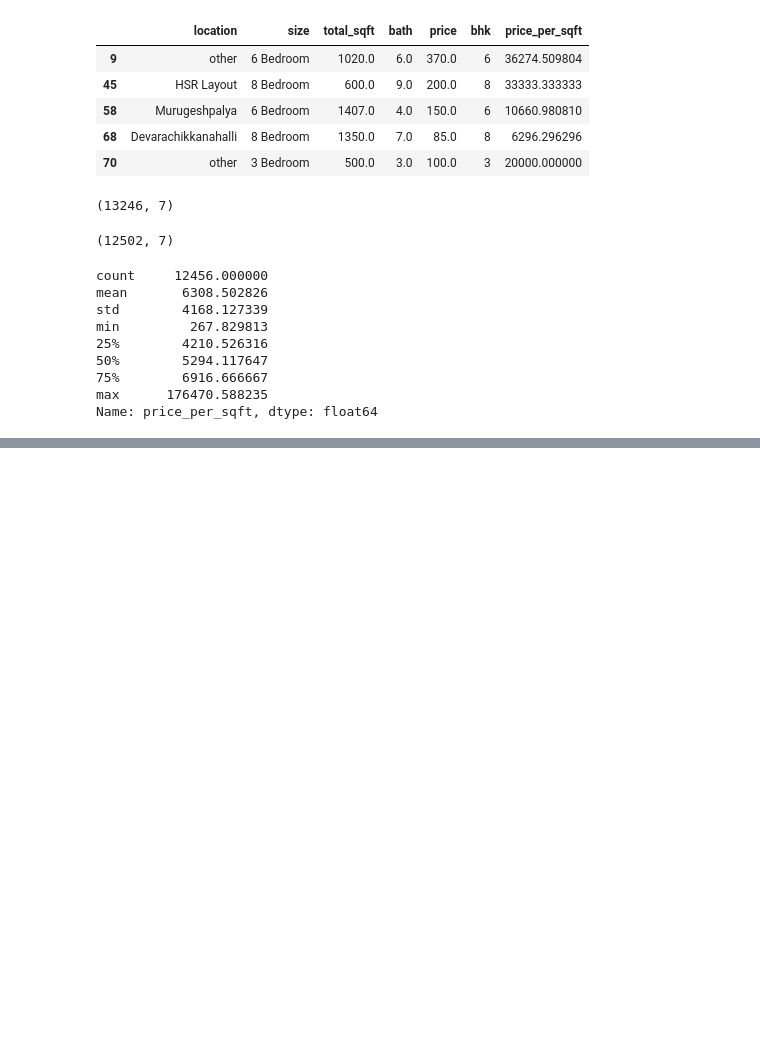
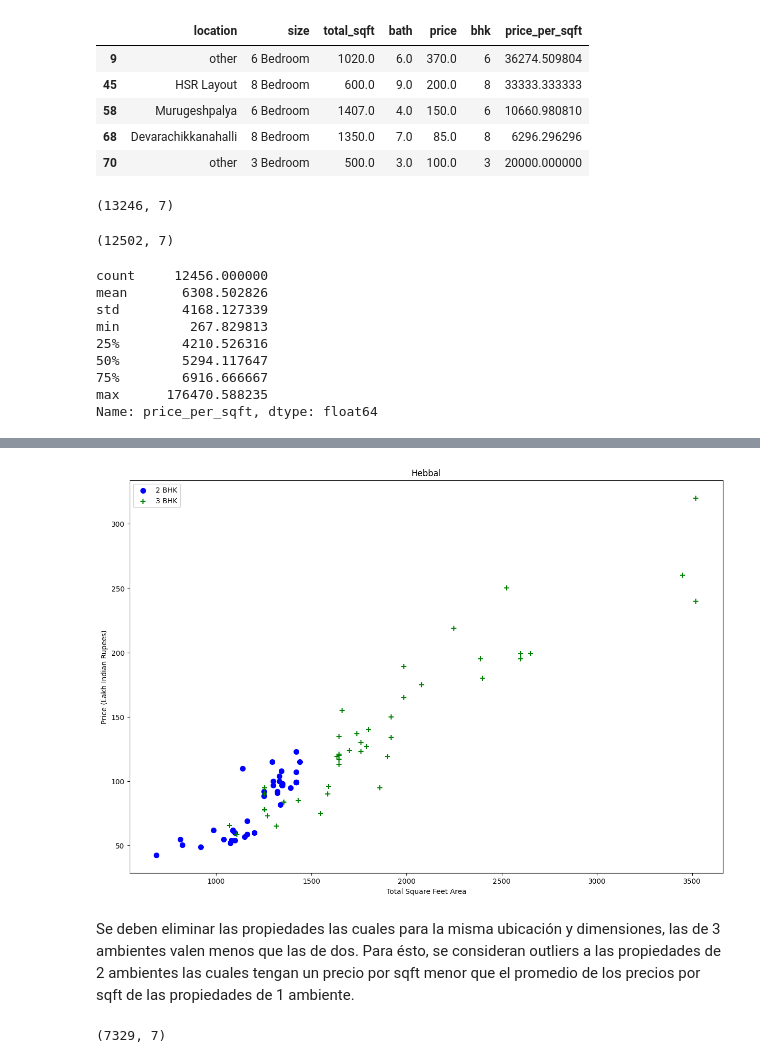
Before and after one commit to martinmdl/data_analysis-power_bi, a Jupyter notebook: main.ipynb, the cells around one changed output, grey strips where cells are left out. Saved outputs shown, nothing was run; the diff lists cells and outputs as text; code cells hidden in the pictures; blank space fills up the shorter version.

```diff
--- a/main.ipynb
+++ b/main.ipynb
@@ -322,0 +345,8 @@ print(df7.shape)
+# %%
+# otro ejemplo
+plot_scatter_chart(df7,"Hebbal")
+# %% [output]
+[figure, added]
+# %% [markdown]
+Se deben eliminar las propiedades las cuales para la misma ubicación y dimensiones, las de 3 ambientes valen menos que las de dos.
+Para ésto, se consideran outliers a las propiedades de 2 ambientes las cuales tengan un precio por sqft menor que el promedio de los precios por sqft de las propiedades de 1 ambiente.
@@ -322,0 +371,5 @@ print(df7.shape)
+# %%
+df8 = remove_bhk_outliers(df7)
+df8.shape
+# %% [output]
+(7329, 7)
```
Also changed, not shown: parts of 31 cells of this notebook.
